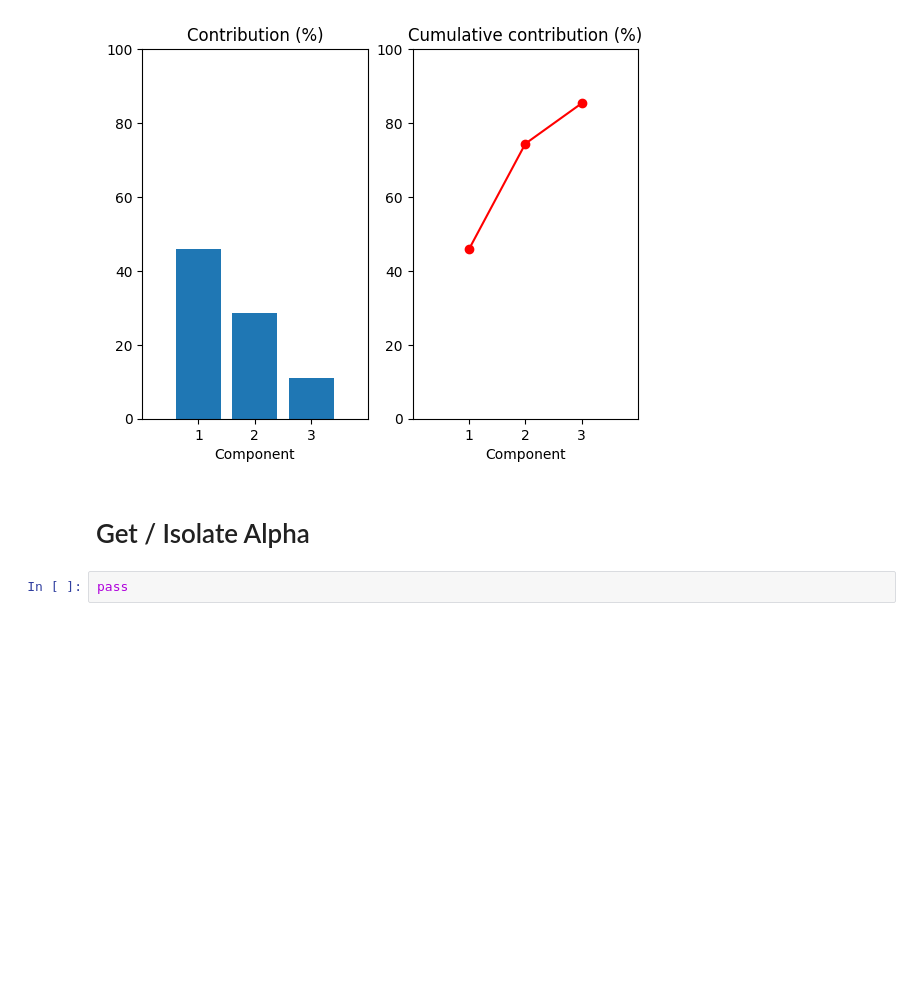
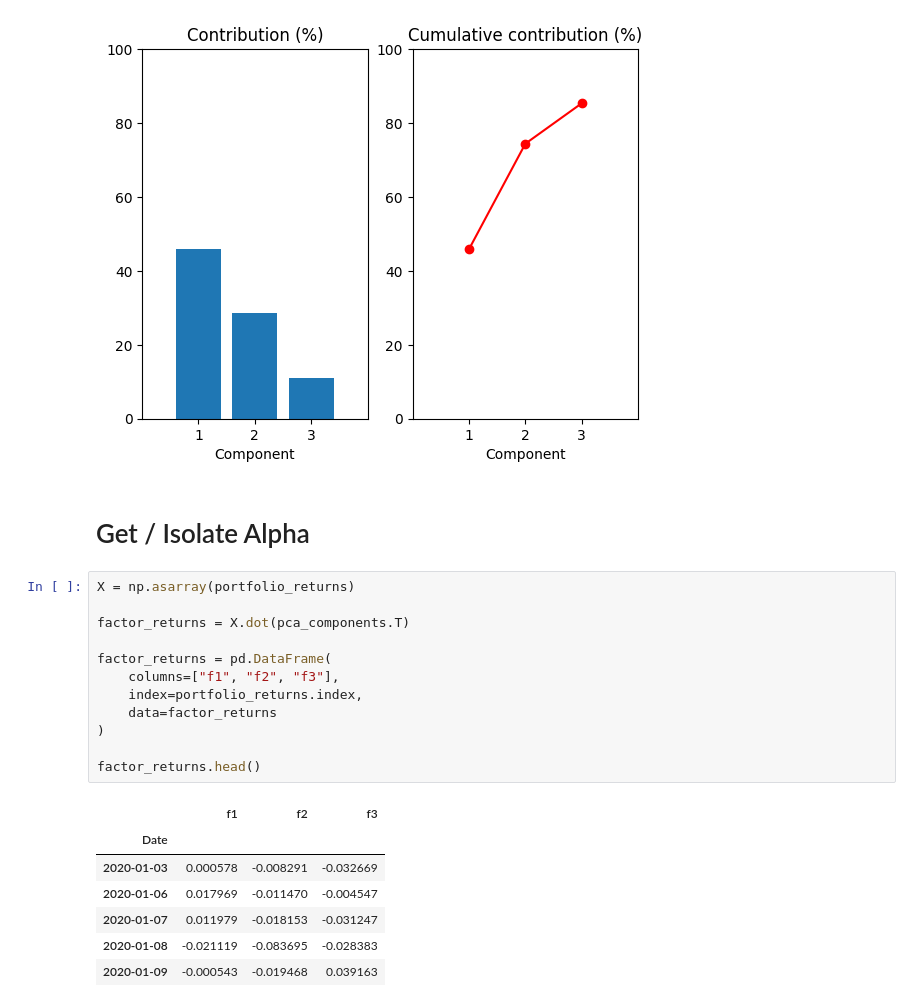
Before and after one commit to endk17/pyfi-2, a Jupyter notebook: pca/main.ipynb, the cells around one changed output. Cells and saved outputs as stored; diff of their text form; blank space fills up the shorter version.

```diff
--- a/pca/main.ipynb
+++ b/pca/main.ipynb
@@ -68,5 +68,23 @@ plt.ylim([0, 100])
 [figure]
 # %% [markdown]
 # Get / Isolate Alpha
-# %%
-pass
+# %%
+X = np.asarray(portfolio_returns)
+
+factor_returns = X.dot(pca_components.T)
+
+factor_returns = pd.DataFrame(
+    columns=["f1", "f2", "f3"],
+    index=portfolio_returns.index,
+    data=factor_returns
+)
+
+factor_returns.head()
+# %% [output]
+|  | f1 | f2 | f3 |
+| Date |  |  |  |
+| 2020-01-03 | 0.000578 | -0.008291 | -0.032669 |
+| 2020-01-06 | 0.017969 | -0.011470 | -0.004547 |
+| 2020-01-07 | 0.011979 | -0.018153 | -0.031247 |
+| 2020-01-08 | -0.021119 | -0.083695 | -0.028383 |
+| 2020-01-09 | -0.000543 | -0.019468 | 0.039163 |
```
Also changed, not shown: parts of 4 cells of this notebook.
